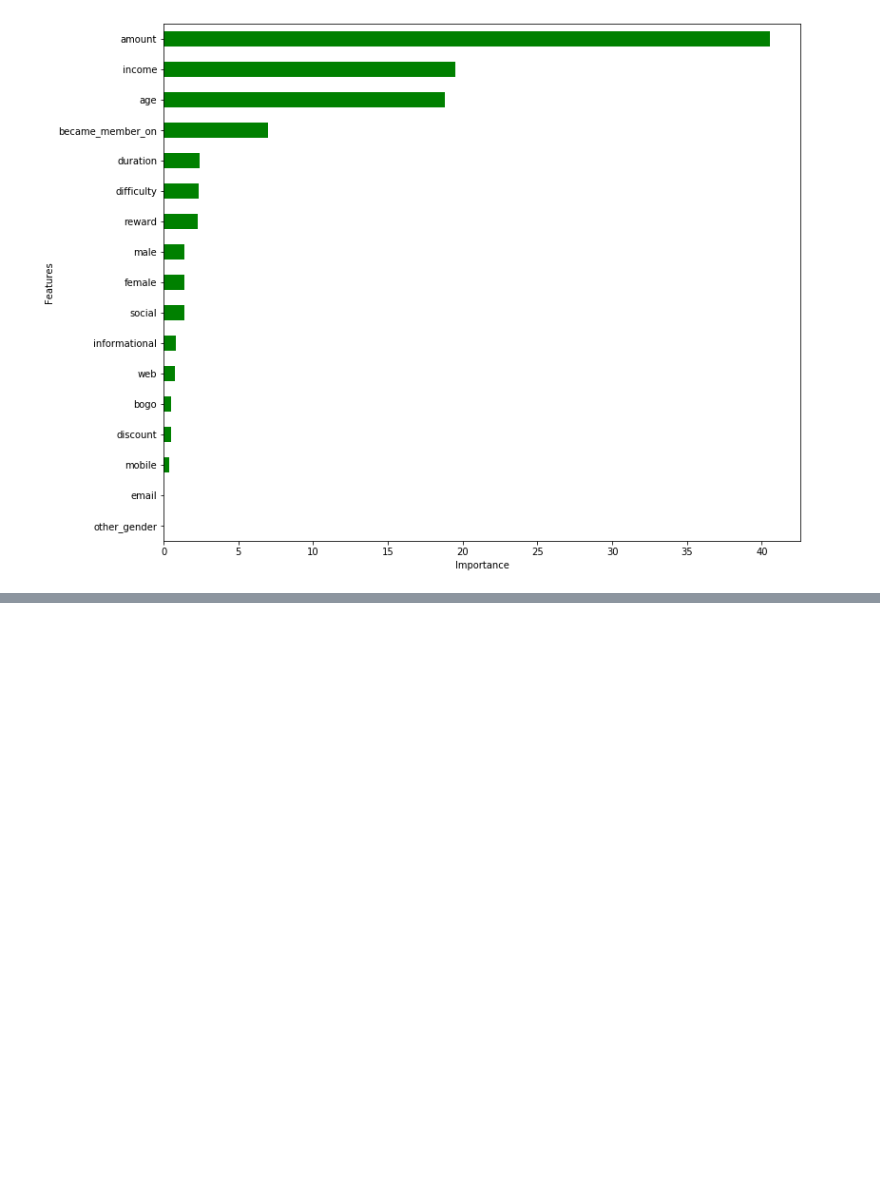
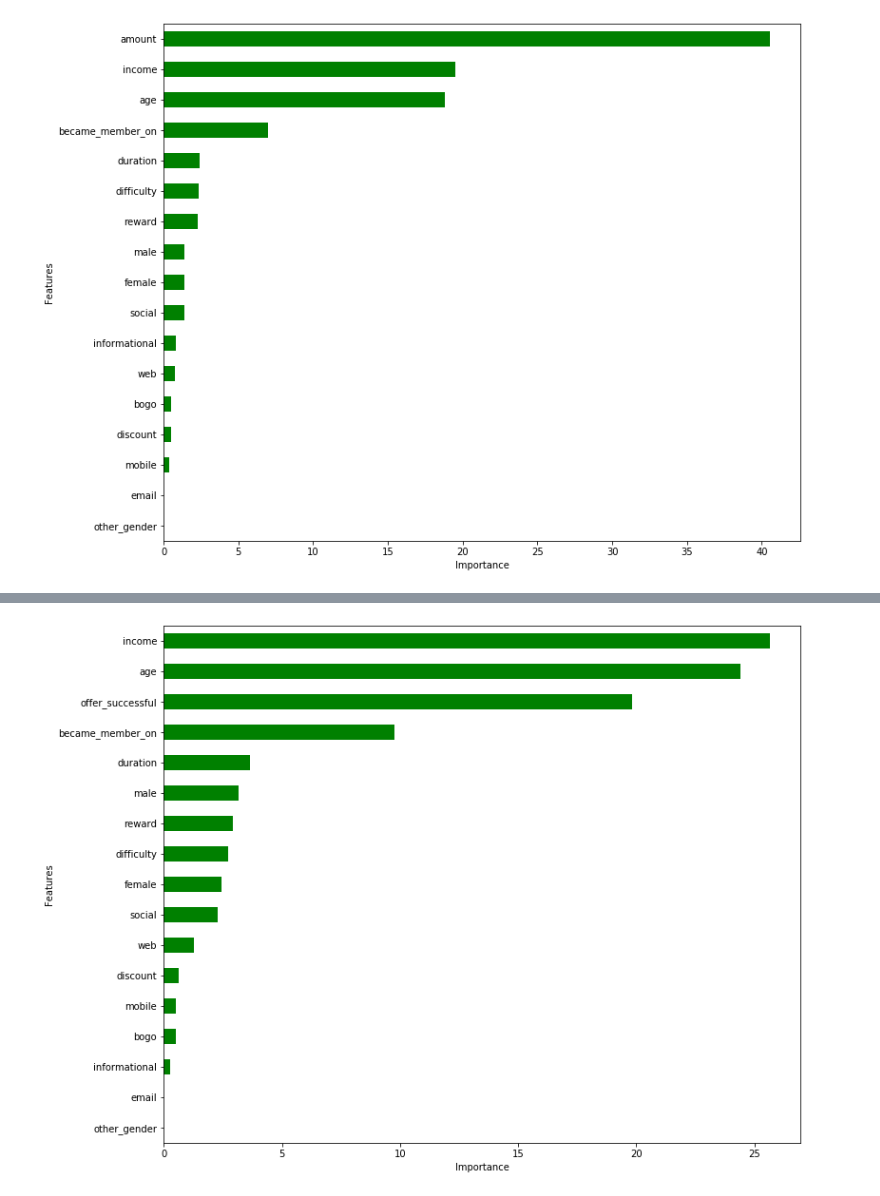
Before and after one commit to amitborkar98/Starbucks-capstone, a Jupyter notebook: Starbucks_Capstone_notebook.ipynb, the cells around one changed output, grey strips where cells are left out. Drawn from its saved outputs; the diff is of its cells as text; code cells hidden in the pictures; blank space fills up the shorter version.

Commit message:
Trained the model to predict how the amount spent

```diff
--- a/Starbucks_Capstone_notebook.ipynb
+++ b/Starbucks_Capstone_notebook.ipynb
@@ -1699,0 +1736,5 @@ plt.show();
+# %%
+rfr.fit(X_train, y_train)
+pred = rfr.predict(X_test)
+rfr_test_mean_error = mean_absolute_error(pred, y_test)
+rfr_test_mean_error
@@ -1699,0 +1766,7 @@ plt.show();
+# %%
+gb = GradientBoostingRegressor(n_estimators=100, max_depth=10, random_state=1, subsample=1, max_features=0.8)
+# %%
+gb.fit(X_train, y_train)
+train_pred = gb.predict(X_train)
+gb_train_mean_error = mean_absolute_error(train_pred, y_train)
+gb_train_mean_error
@@ -1699,0 +1780,5 @@ plt.show();
+# %%
+gb.fit(X_train, y_train)
+pred = gb.predict(X_test)
+gb_test_mean_error = mean_absolute_error(pred, y_test)
+gb_test_mean_error
@@ -1699,0 +1809,10 @@ plt.show();
+# %%
+importances_gb = pd.Series(gb.feature_importances_, index = X.columns)
+importances_gb = importances_gb * 100
+sorted_importances_gb = importances_gb.sort_values()
+sorted_importances_gb.plot(kind='barh', color='green', figsize=(12,10));
+plt.xlabel('Importance');
+plt.ylabel('Features');
+plt.show();
+# %% [output]
+[figure, added]
```
Also changed, not shown: parts of 24 cells of this notebook, 2 other files.
